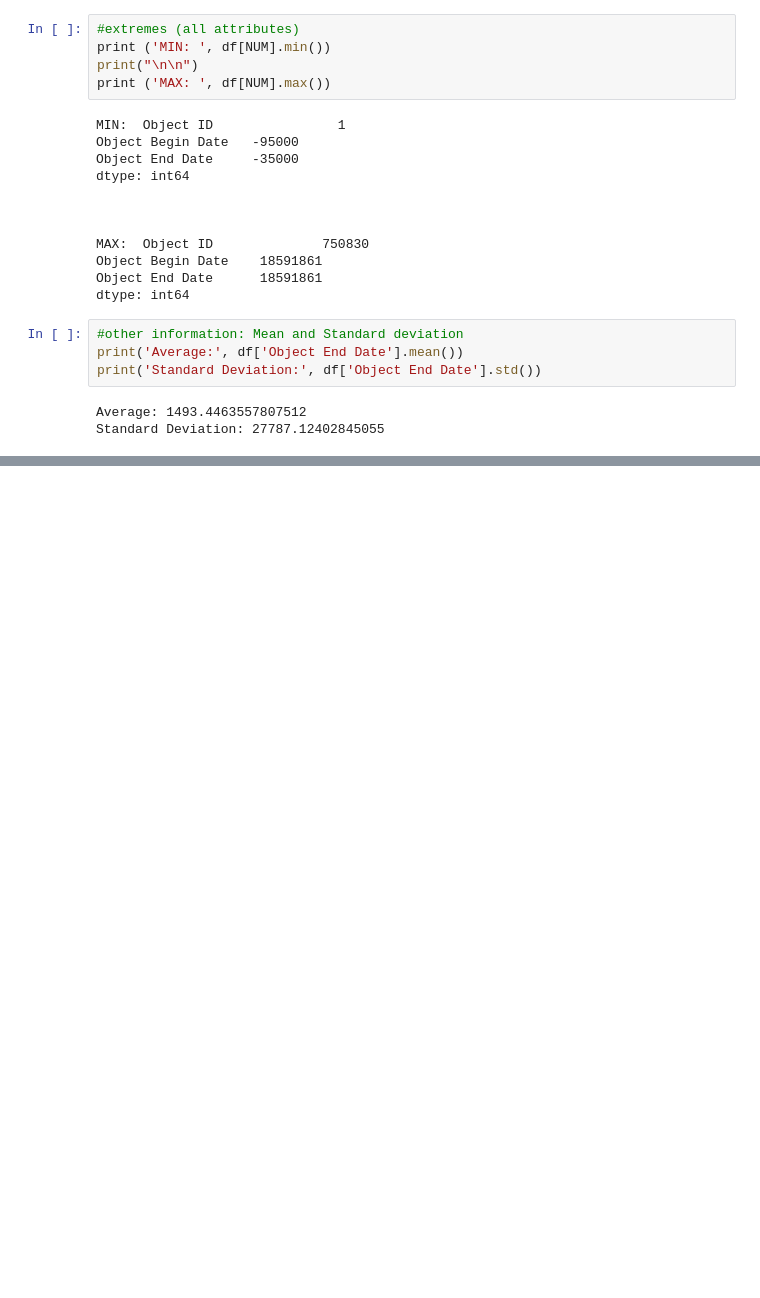
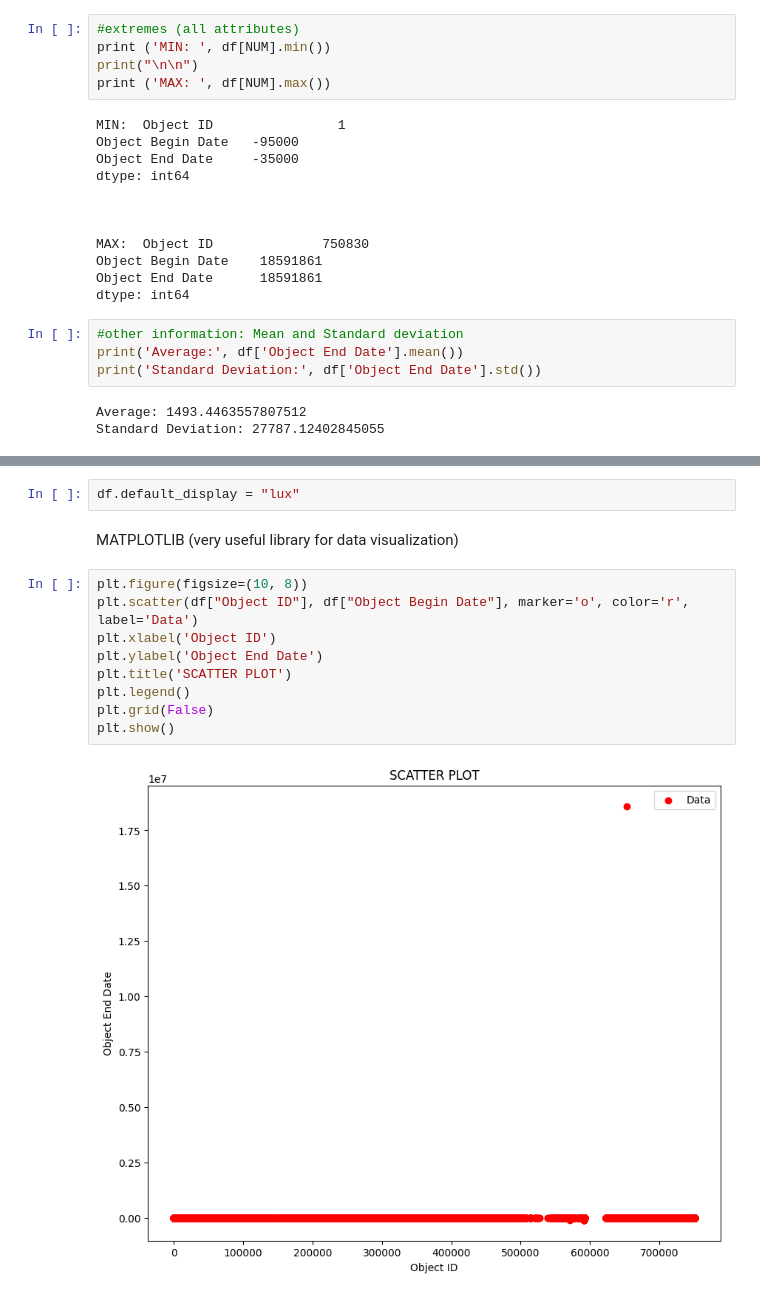
Before and after one commit to MoeinDSP/Data-and-Information-Quality, a Jupyter notebook: 2_Data_Profiling.ipynb, the cells around one changed output, grey strips where cells are left out. Cells and saved outputs as stored; diff of their text form; blank space fills up the shorter version.

```diff
--- a/2_Data_Profiling.ipynb
+++ b/2_Data_Profiling.ipynb
@@ -214,0 +261,15 @@ MAX_COUNTS
+# %%
+df.default_display = "lux"
+# %% [markdown]
+MATPLOTLIB (very useful library for data visualization)
+# %%
+plt.figure(figsize=(10, 8))
+plt.scatter(df["Object ID"], df["Object Begin Date"], marker='o', color='r', label='Data')
+plt.xlabel('Object ID')
+plt.ylabel('Object End Date')
+plt.title('SCATTER PLOT')
+plt.legend()
+plt.grid(False)
+plt.show()
+# %% [output]
+[figure, added]
```
Also changed, not shown: parts of 11 cells of this notebook.
